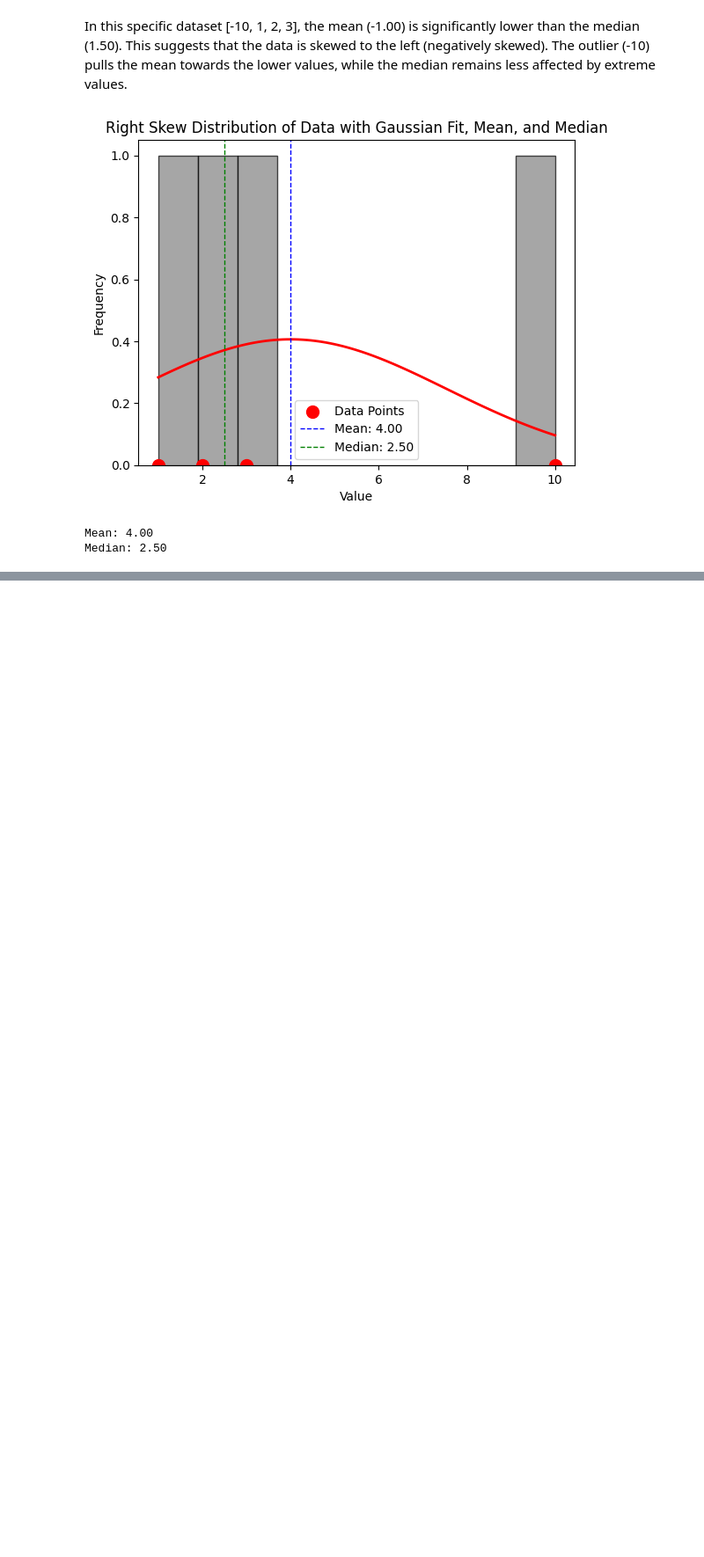
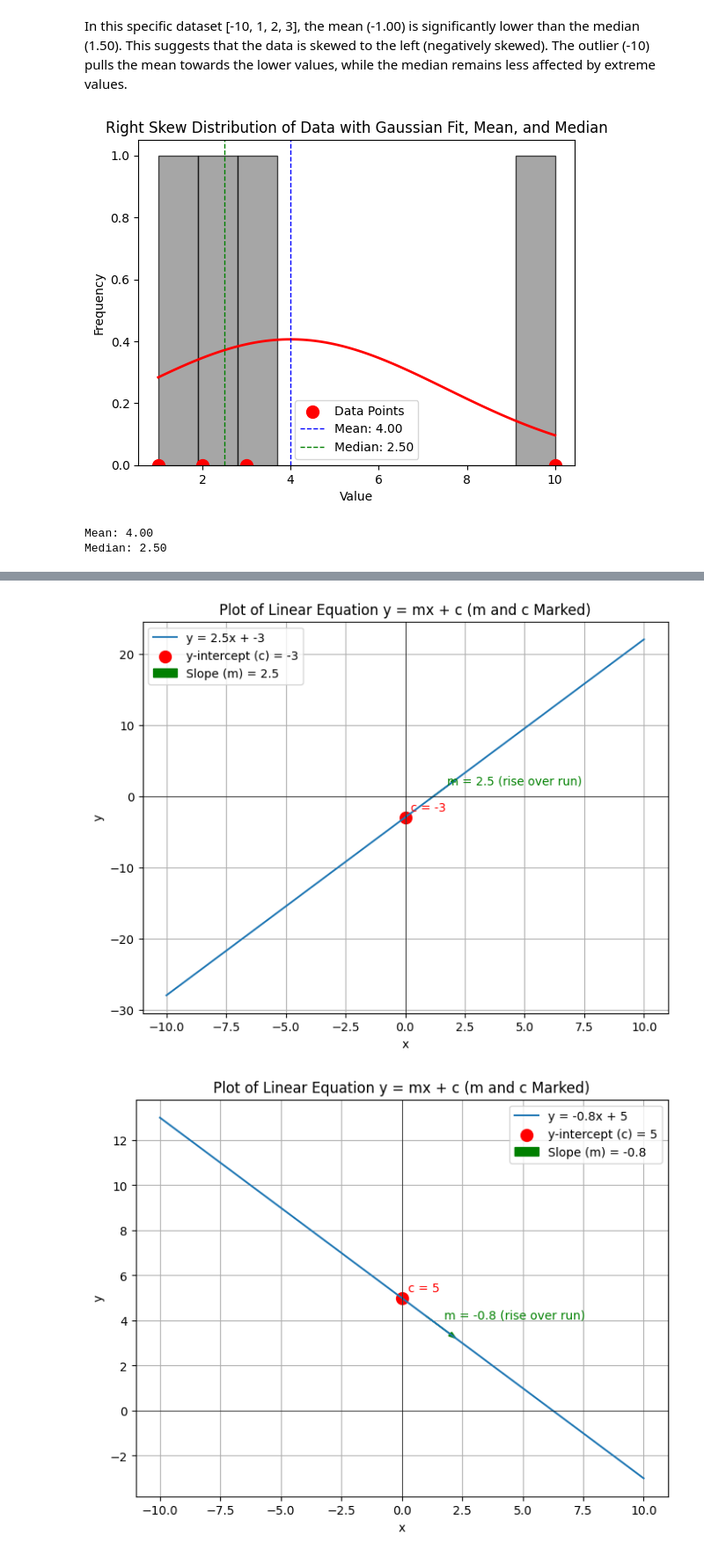
Before and after one commit to sfdxlwcSs/Statistical-Methods-for-Decision-Making, a Jupyter notebook: Self Learning.ipynb, the cells around one changed output, grey strips where cells are left out. Shown: that part at 88% size. Saved outputs shown, nothing was run; the diff lists cells and outputs as text; code cells hidden in the pictures; blank space fills up the shorter version.

```diff
--- a/Self Learning.ipynb
+++ b/Self Learning.ipynb
@@ -213,0 +397,68 @@ Median: 2.50
+# %%
+import matplotlib.pyplot as plt
+import numpy as np
+
+def plot_linear_equation_marked(m, c):
+    """
+    Plots the linear equation y = mx + c and marks m and c.
+
+    Args:
+        m (float): The slope of the line.
+        c (float): The y-intercept of the line.
+    """
+
+    # Generate some x values to plot the line
+    x = np.linspace(-10, 10, 100)
+    y = m * x + c
+
+    # Create the plot
+    plt.figure(figsize=(8, 6))
+    plt.plot(x, y, label=f'y = {m}x + {c}')
+
+    # Mark the y-intercept (c)
+    plt.scatter(0, c, color='red', marker='o', s=100, label=f'y-intercept (c) = {c}')
+    plt.annotate(f'c = {c}', (0, c), textcoords="offset points", xytext=(5, 5), ha='left', color='red')
+
+    # Mark the slope (m) - visually demonstrate rise over run
+    x_slope_start = 1  # Choose an x-value to start the "run"
+    y_slope_start = m * x_slope_start + c
+    x_slope_end = x_slope_start + 1  # Run of 1
+    y_slope_end = m * x_slope_end + c  # Rise of m
+
+    plt.arrow(x_slope_start, y_slope_start, 1, m, head_width=0.2, head_length=0.3, fc='green', ec='green', label=f'Slope (m) = {m}')
+    plt.annotate(f'm = {m} (rise over run)', ((x_slope_start + x_slope_end) / 2, (y_slope_start + y_slope_end) / 2),
+                 textcoords="offset points", xytext=(5, 5), ha='left', color='green')
+
+    # Add labels and title
+    plt.xlabel('x')
+    plt.ylabel('y')
+    plt.title('Plot of Linear Equation y = mx + c (m and c Marked)')
+
+    # Add a legend
+    plt.legend()
+
+    # Add grid lines
+    plt.grid(True)
+
+    # Draw the axes
+    plt.axhline(0, color='black', linewidth=0.5)
+    plt.axvline(0, color='black', linewidth=0.5)
+
+    # Show the plot
+    plt.show()
+
+# Example usage:
+slope = 2.5
+intercept = -3
+plot_linear_equation_marked(slope, intercept)
+
+slope = -0.8
+intercept = 5
+plot_linear_equation_marked(slope, intercept)
+
+slope = 0.5
+intercept = 0
+plot_linear_equation_marked(slope, intercept)
+# %% [output]
+[figure, added]
+[figure, added]
```
Also changed, not shown: parts of 6 cells of this notebook, 12 other files.
